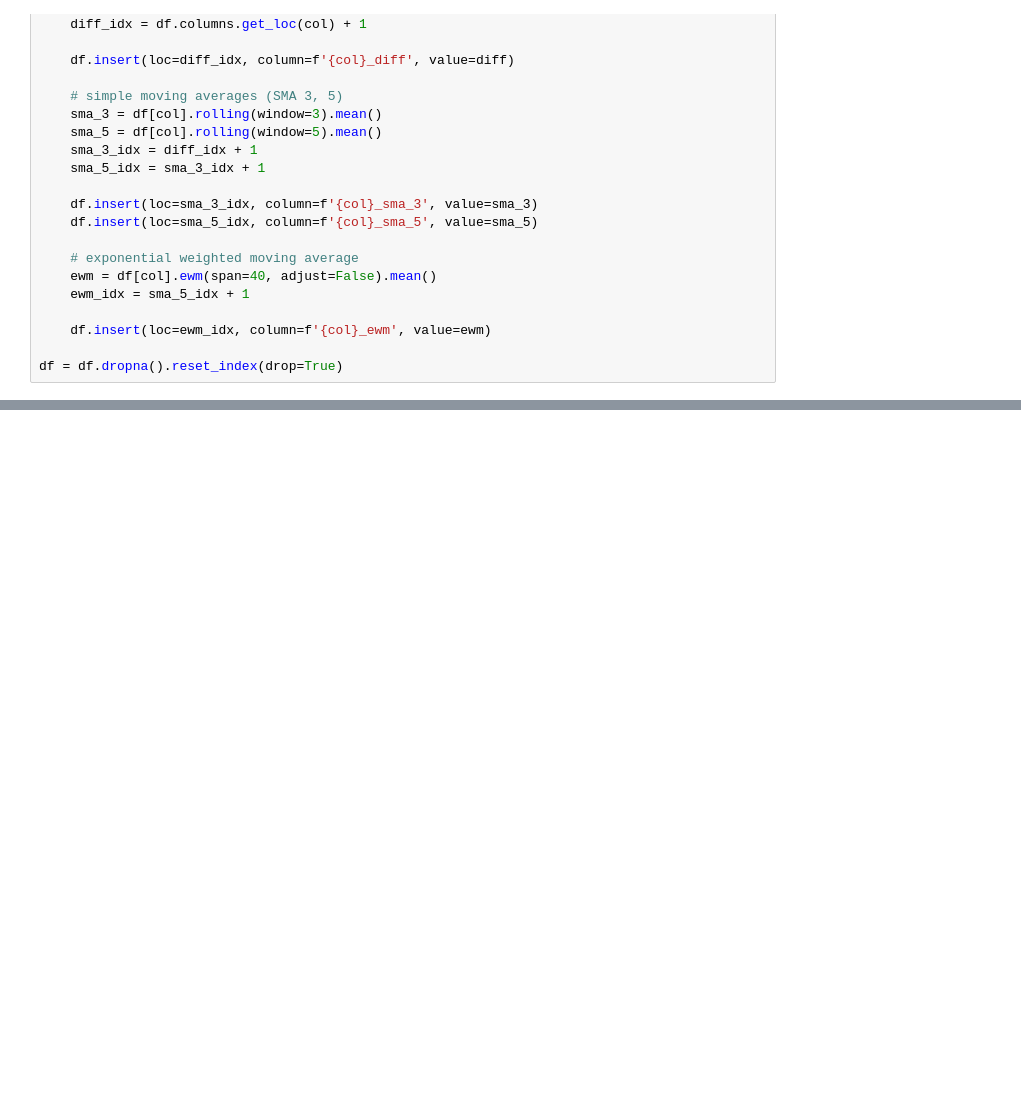
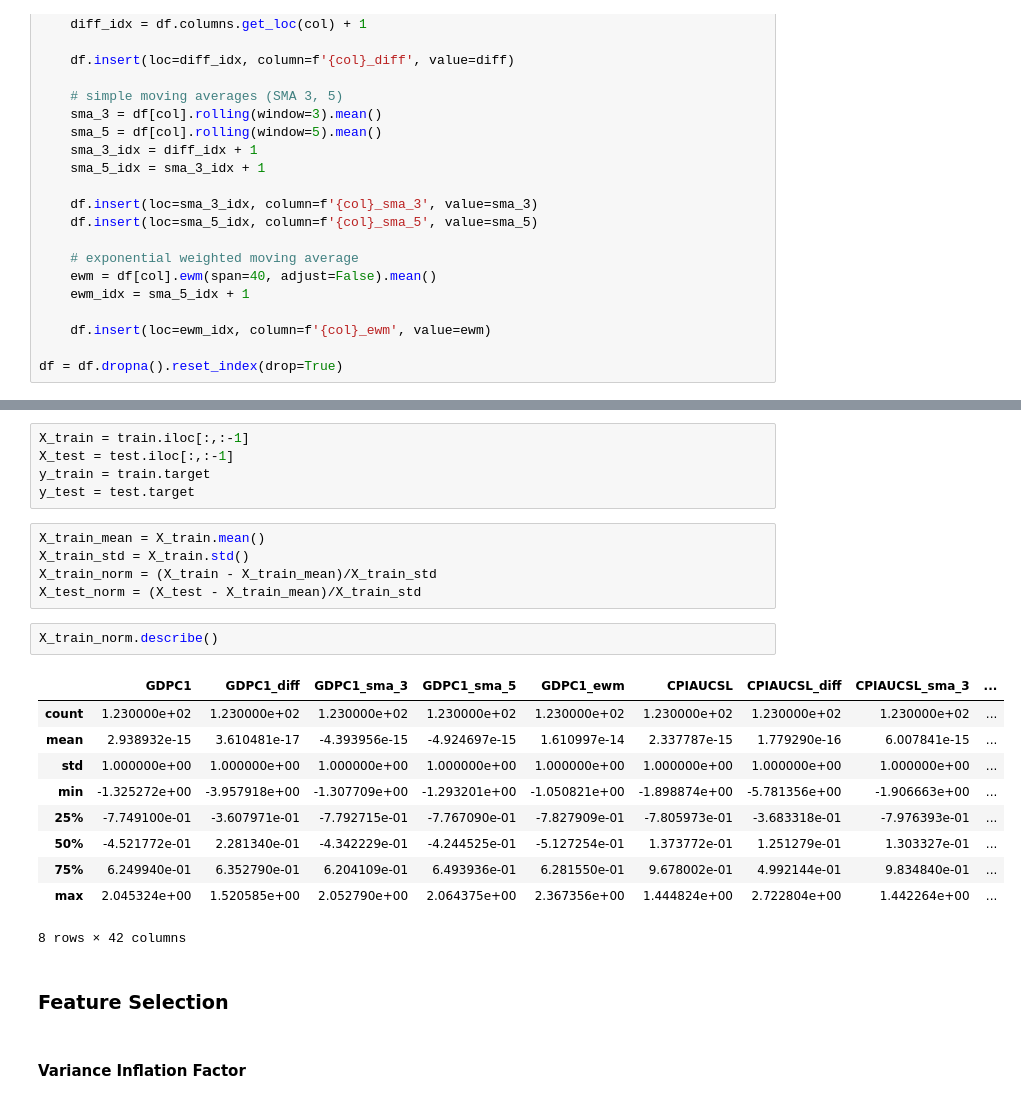
Before and after one commit to ErnestChng/bt4222-proj, a Jupyter notebook: scripts/07_Feature-Engineering-Macro-w-Final-Model.ipynb, the cells around one changed output, grey strips where cells are left out. Drawn from its saved outputs; the diff is of its cells as text; blank space fills up the shorter version.

```diff
--- a/scripts/07_Feature-Engineering-Macro-w-Final-Model.ipynb
+++ b/scripts/07_Feature-Engineering-Macro-w-Final-Model.ipynb
@@ -46,0 +129,27 @@ df.head(10)
+# %%
+X_train = train.iloc[:,:-1]
+X_test = test.iloc[:,:-1]
+y_train = train.target
+y_test = test.target
+# %%
+X_train_mean = X_train.mean()
+X_train_std = X_train.std()
+X_train_norm = (X_train - X_train_mean)/X_train_std
+X_test_norm = (X_test - X_train_mean)/X_train_std
+# %%
+X_train_norm.describe()
+# %% [output]
+|  | GDPC1 | GDPC1_diff | GDPC1_sma_3 | GDPC1_sma_5 | GDPC1_ewm | CPIAUCSL | CPIAUCSL_diff | CPIAUCSL_sma_3 | ... |
+| count | 1.230000e+02 | 1.230000e+02 | 1.230000e+02 | 1.230000e+02 | 1.230000e+02 | 1.230000e+02 | 1.230000e+02 | 1.230000e+02 | ... |
+| mean | 2.938932e-15 | 3.610481e-17 | -4.393956e-15 | -4.924697e-15 | 1.610997e-14 | 2.337787e-15 | 1.779290e-16 | 6.007841e-15 | ... |
+| std | 1.000000e+00 | 1.000000e+00 | 1.000000e+00 | 1.000000e+00 | 1.000000e+00 | 1.000000e+00 | 1.000000e+00 | 1.000000e+00 | ... |
+| min | -1.325272e+00 | -3.957918e+00 | -1.307709e+00 | -1.293201e+00 | -1.050821e+00 | -1.898874e+00 | -5.781356e+00 | -1.906663e+00 | ... |
+| 25% | -7.749100e-01 | -3.607971e-01 | -7.792715e-01 | -7.767090e-01 | -7.827909e-01 | -7.805973e-01 | -3.683318e-01 | -7.976393e-01 | ... |
+| 50% | -4.521772e-01 | 2.281340e-01 | -4.342229e-01 | -4.244525e-01 | -5.127254e-01 | 1.373772e-01 | 1.251279e-01 | 1.303327e-01 | ... |
+| 75% | 6.249940e-01 | 6.352790e-01 | 6.204109e-01 | 6.493936e-01 | 6.281550e-01 | 9.678002e-01 | 4.992144e-01 | 9.834840e-01 | ... |
+| max | 2.045324e+00 | 1.520585e+00 | 2.052790e+00 | 2.064375e+00 | 2.367356e+00 | 1.444824e+00 | 2.722804e+00 | 1.442264e+00 | ... |
+8 rows × 42 columns
+# %% [markdown]
+### Feature Selection
+# %% [markdown]
+#### Variance Inflation Factor
```
Also changed, not shown: parts of 71 cells of this notebook.
